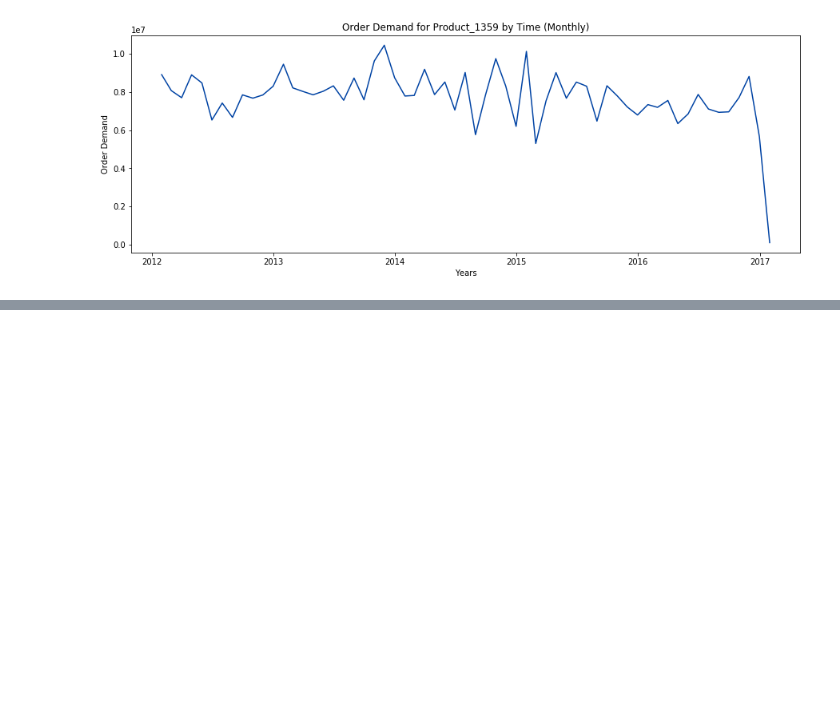
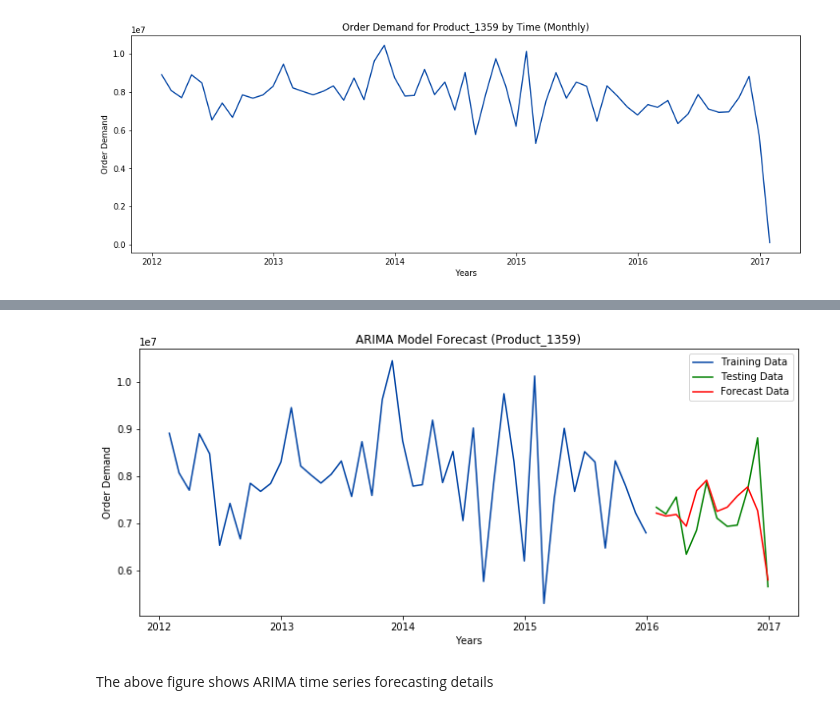
Before and after one commit to Ruturaj4/world_wide_products_inc, a Jupyter notebook: notebooks/1.0-rkv-world-wide-products-inc.ipynb, the cells around one changed output, grey strips where cells are left out. Saved outputs shown, nothing was run; the diff lists cells and outputs as text; code cells hidden in the pictures; blank space fills up the shorter version.

```diff
--- a/notebooks/1.0-rkv-world-wide-products-inc.ipynb
+++ b/notebooks/1.0-rkv-world-wide-products-inc.ipynb
@@ -150,2 +223,28 @@ plt.show(block=False);
 
 These models or algorithms assume that, the data is stationary. This means that, it should have constant mean, varience, low outliers, and in general, data should follow constant or general trend from the past. So, in short <b>stationarity</b> is important here.
+# %%
+# We can split the data into test and train data
+train = product[:'2015-12-31']
+test = product['2016-01-31':]
+# %%
+# Using Arima model from statsmodels package
+# But, first we have to select correct p,q and r values
+# We can adjust these values
+# We can also use ACF and PACF plots to correctly predict the value, but I don't want this to be complecated
+
+model = ARIMA(test, order=(0,0,1))
+results = model.fit()
+# plt.plot(test)
+# plt.plot(results.fittedvalues, color="r")
+plt.figure(figsize=(12, 5))
+plt.plot(train, color='#0043A4', label='Training Data')
+plt.title("ARIMA Model Forecast (Product_1359)")
+plt.plot(test, color='g', label='Testing Data')
+plt.plot(results.fittedvalues, color='r', label='Forecast Data')
+plt.ylabel('Order Demand')
+plt.xlabel('Years')
+plt.legend(loc="best");
+# %% [output]
+[figure, added]
+# %% [markdown]
+The above figure shows ARIMA time series forecasting details
```
Also changed, not shown: parts of 13 cells of this notebook.
